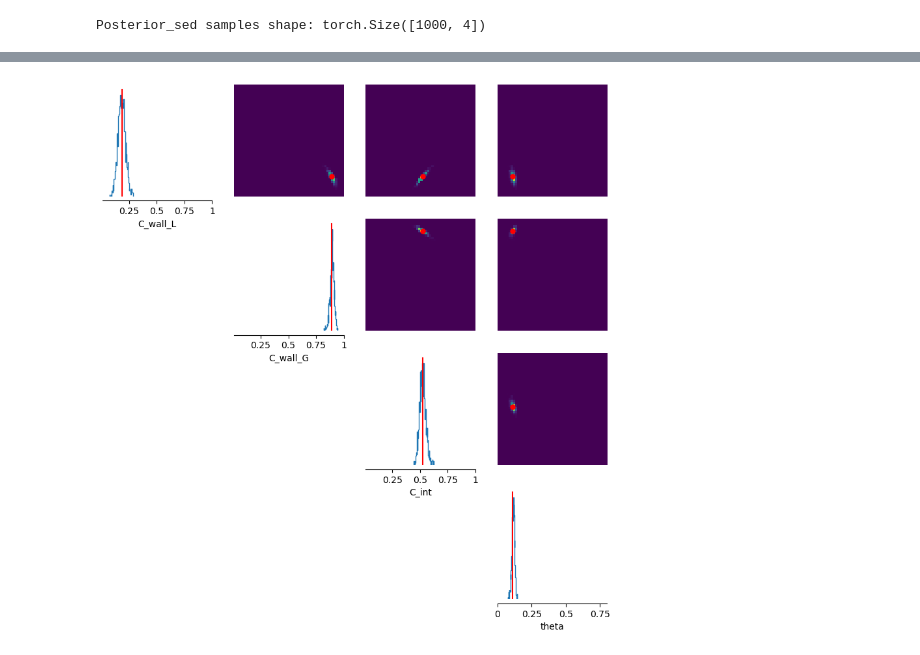
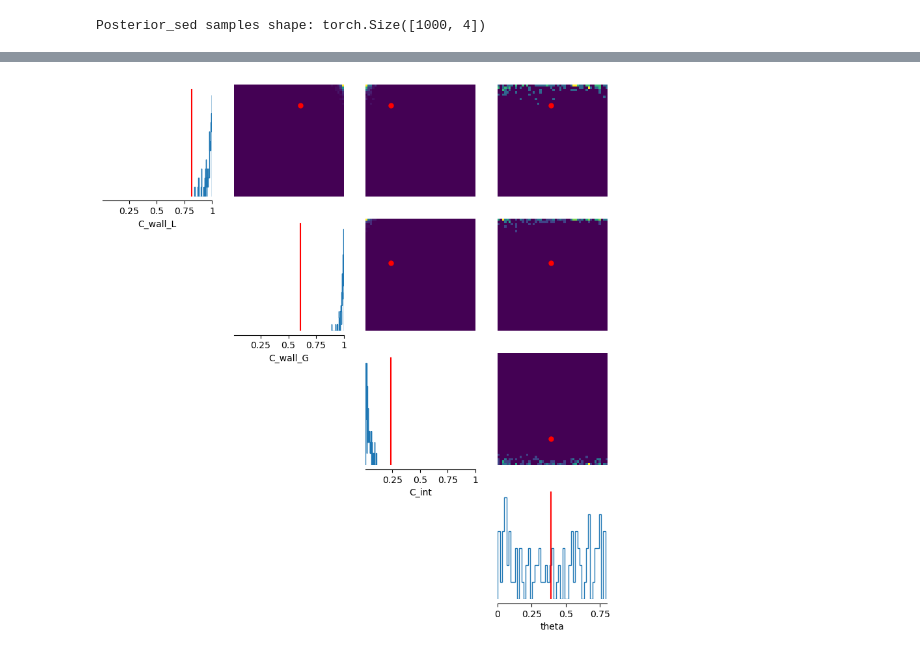
Before and after one commit to skcajs/pandora, a Jupyter notebook: notebooks/simulation_based_inference/multiphase-flow/mpf-sbi-with-buildup.ipynb, the cells around one changed output, grey strips where cells are left out. Cells and saved outputs as stored; diff of their text form; code cells hidden in the pictures.

```diff
--- a/notebooks/simulation_based_inference/multiphase-flow/mpf-sbi-with-buildup.ipynb
+++ b/notebooks/simulation_based_inference/multiphase-flow/mpf-sbi-with-buildup.ipynb
@@ -497,7 +497,7 @@ for i in range(num_simulations):
     x_i = simulator_wrapper(theta_bank[i].numpy())
     x_bank.append(x_i)
     x_sed_i = simulator_wrapper_sed(theta_bank[i].numpy())
-    x_bank_sed.append(x_i)
+    x_bank_sed.append(x_sed_i)
     if i % 10 == 0:
         print(f"Sim {i}/{num_simulations}", end="\r")
 
@@ -526,5 +526,14 @@ theta_true = prior.sample([1,]).flatten()
 x_o = simulator_wrapper(theta_true.numpy())
 samples = posterior.sample((1000,), x=x_o)
 print("Posterior samples shape:", samples.shape)
+# Print the true parameter values that we're trying to infer
+print("\nTrue parameters used for observation:")
+for i, name in enumerate(param_names):
+    print(f"{name}: {theta_true[i].item():.4f}")
+
+# Compare the ranges of the prior
+print("\nPrior ranges:")
+for i, name in enumerate(param_names):
+    print(f"{name}: [{prior_low[i].item():.4f}, {prior_high[i].item():.4f}]")
 # %% [output]
 Posterior samples shape: torch.Size([1000, 4])
@@ -591,9 +731,50 @@ fig = analysis.pairplot(
 # %%
+x_o_sed = simulator_wrapper_sed(theta_true.numpy())
+samples_sed = posterior.sample((100,), x=x_o_sed)
+print("Posterior samples shape:", samples_sed.shape)
+# Print the true parameter values that we're trying to infer
+print("\nTrue parameters used for observation:")
+for i, name in enumerate(param_names):
+    print(f"{name}: {theta_true[i].item():.4f}")
+
+# Compare the ranges of the prior
+print("\nPrior ranges:")
+for i, name in enumerate(param_names):
+    print(f"{name}: [{prior_low[i].item():.4f}, {prior_high[i].item():.4f}]")
+
+# Calculate mean and median of posterior samples
+theta_mean_sed = samples_sed.mean(dim=0)
+theta_median_sed = samples_sed.median(dim=0)[0]
+theta_std = samples_sed.std(dim=0)
+
+# Calculate quantiles for credible intervals
+q_low, q_high = torch.quantile(samples_sed, torch.tensor([0.025, 0.975]), dim=0)
+
+# Calculate error metrics
+abs_error = torch.abs(theta_mean - theta_true)
+rel_error = abs_error / theta_true * 100  # percentage error
+mse = torch.mean((samples_sed - theta_true)**2, dim=0)
+rmse = torch.sqrt(mse)
+
+# Print results in a formatted table
+print("\nParameter Inference Results:")
+print("-" * 120)
+print(f"{'Parameter':<12}{'True':<10}{'Inferred':<10}{'Std':<10}{'2.5% CI':<10}{'97.5% CI':<10}{'Abs. Error':<12}{'Rel. Error(%)':<15}{'MSE':<10}")
+print("-" * 120)
+
+for i, name in enumerate(param_names):
+    print(f"{name:<12} {theta_true[i]:.4f} {theta_mean[i]:.4f} {theta_std[i]:.4f} {q_low[i]:.4f} {q_high[i]:.4f} {abs_error[i]:.4f} {rel_error[i]:.2f}% {mse[i]:.4f}")
+
+print("-" * 120)
+print(f"Average Absolute Error: {abs_error.mean():.4f}")
+print(f"Average Percentage Error: {rel_error.mean():.2f}%")
+print(f"Average MSE: {mse.mean():.4f}")
+
 # If your samples and theta_true are numpy, convert to torch
-if isinstance(samples, np.ndarray):
-    samples = torch.tensor(samples)
+if isinstance(samples_sed, np.ndarray):
+    samples_sed = torch.tensor(samples_sed)
 if isinstance(theta_true, np.ndarray):
-    theta_true = torch.tensor(theta_true, dtype=samples.dtype)
+    theta_true = torch.tensor(theta_true, dtype=samples_sed.dtype)
 
 param_names = [
     "C_wall_L", "C_wall_G", "C_int", "theta"
@@ -605,8 +786,8 @@ if theta_true.ndim == 2 and theta_true.shape[0] == 1:
 
 # pairplot returns the matplotlib Figure
 fig = analysis.pairplot(
-    samples,
-    points=theta_sample_sed[None, :],  # needs shape (1, ndim)
+    samples_sed,
+    points=theta_true[None, :],  # needs shape (1, ndim)
     labels=param_names,
     points_colors="r",
     limits=limits
@@ -615 +813 @@ fig = analysis.pairplot(
-[figure, old version]
+[figure, new version]
```
Also changed, not shown: parts of 10 cells of this notebook, 23 other files.
